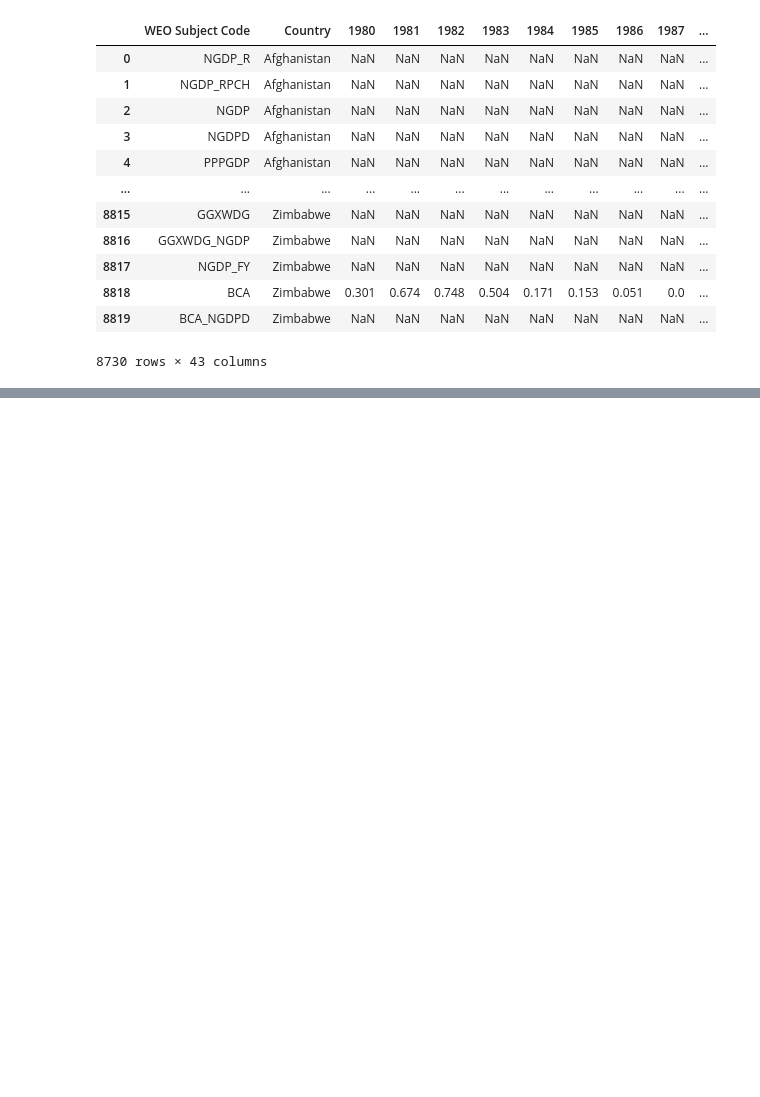
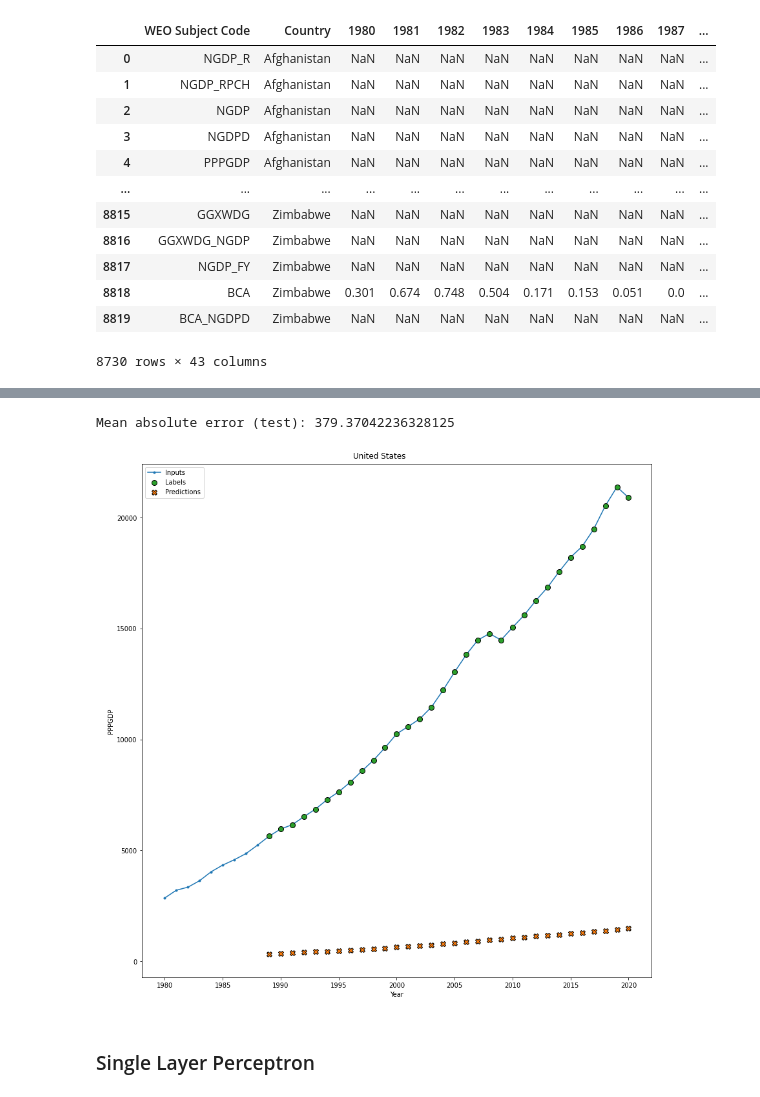
Before and after one commit to qstickmurph/personalStudies, a Jupyter notebook: mat6973-project/Final Project v2.ipynb, the cells around one changed output, grey strips where cells are left out. Saved outputs shown, nothing was run; the diff lists cells and outputs as text; code cells hidden in the pictures; blank space fills up the shorter version.

```diff
--- a/mat6973-project/Final Project v2.ipynb
+++ b/mat6973-project/Final Project v2.ipynb
@@ -267,0 +471,5 @@ def compile_and_fit(model, train_ds, val_ds, patience=2):
+# %%
+inputs, labels = feature_label_split_time_series(
+        timeSeries, inputWidth, labelWidth, inputParams, labelParams)
+normalizedInputs, normalizedLabels = feature_label_split_time_series(
+        normalizedTimeSeries, inputWidth, labelWidth, inputParams, labelParams)
@@ -267,0 +514,2 @@ def compile_and_fit(model, train_ds, val_ds, patience=2):
+# %%
+dataset = time_series_to_tf_dataset(normalizedInputs, labels, inputWidth, labelWidth)
@@ -267,0 +546,2 @@ def compile_and_fit(model, train_ds, val_ds, patience=2):
+# %%
+performance = {}
@@ -267,0 +550,8 @@ def compile_and_fit(model, train_ds, val_ds, patience=2):
+# %%
+linear = tf.keras.Sequential([
+    tf.keras.layers.Flatten(),
+    tf.keras.layers.Dense(units=labelWidth*len(labelParams)),
+    tf.keras.layers.Reshape([labelWidth, -1])
+])
+
+history = compile_and_fit(linear, trainDataset, valDataset)
@@ -267,0 +594,15 @@ def compile_and_fit(model, train_ds, val_ds, patience=2):
+# %%
+performance["Linear"] = linear.evaluate(testDataset, verbose=0)[1]
+print("Mean absolute error (test): " + str(performance["Linear"]))
+
+timeSeries = data_to_time_series(normalizedData[(data["Country"] == "United States")], width, startYear, endYear)
+inputs, labels = feature_label_split_time_series(
+        timeSeries, inputWidth, labelWidth, inputParams, labelParams)
+usDataset = time_series_to_tf_dataset(inputs, labels, inputWidth, labelWidth).batch(1)
+predictions = linear.predict(usDataset)
+plot(data, inputWidth=inputWidth, labelWidth=labelWidth, predictions=predictions, countries=["United States"], codes=labelParams)
+# %% [output]
+Mean absolute error (test): 379.37042236328125
+[figure, added]
+# %% [markdown]
+### Single Layer Perceptron
```
Also changed, not shown: parts of 155 cells of this notebook, 1 other file.
